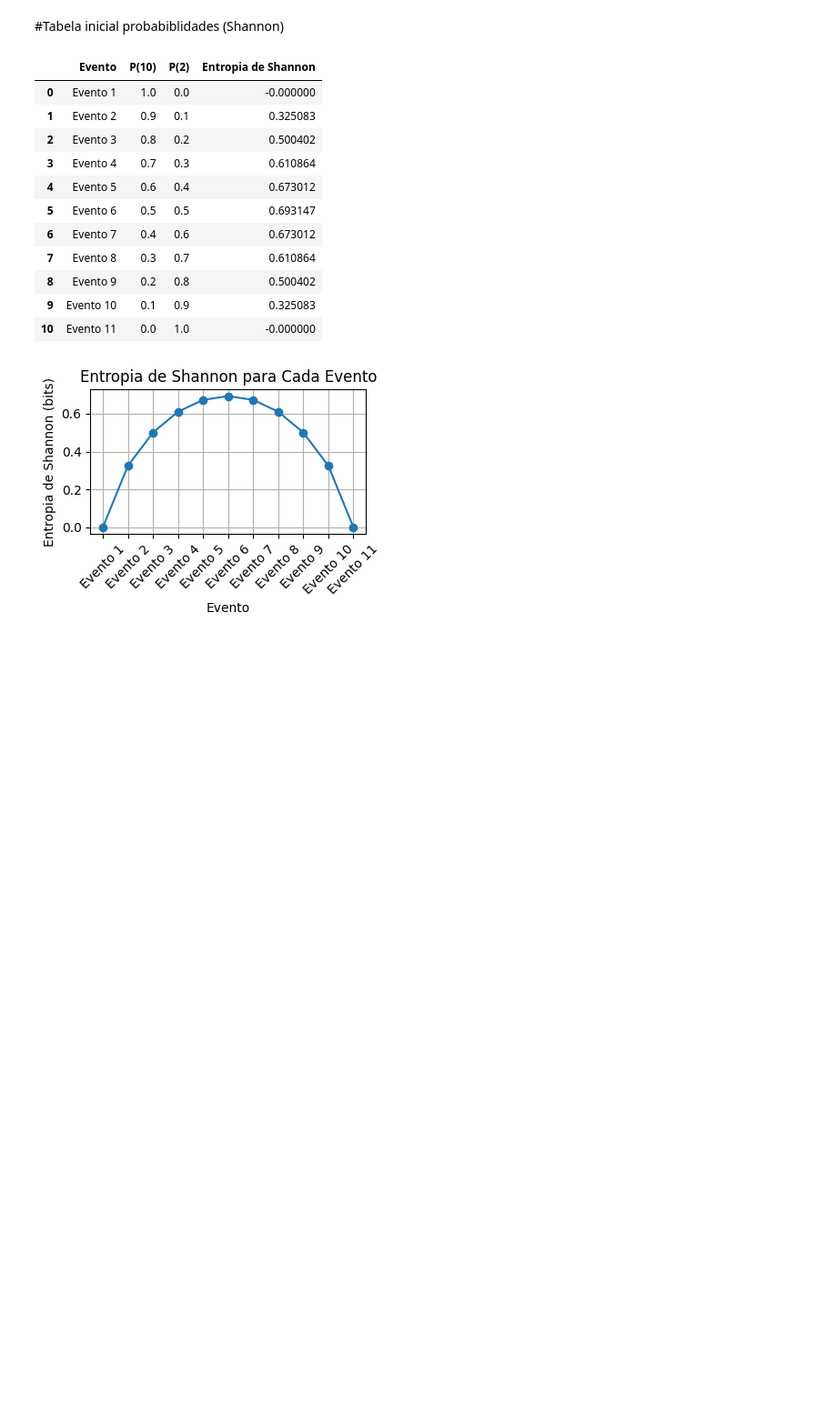
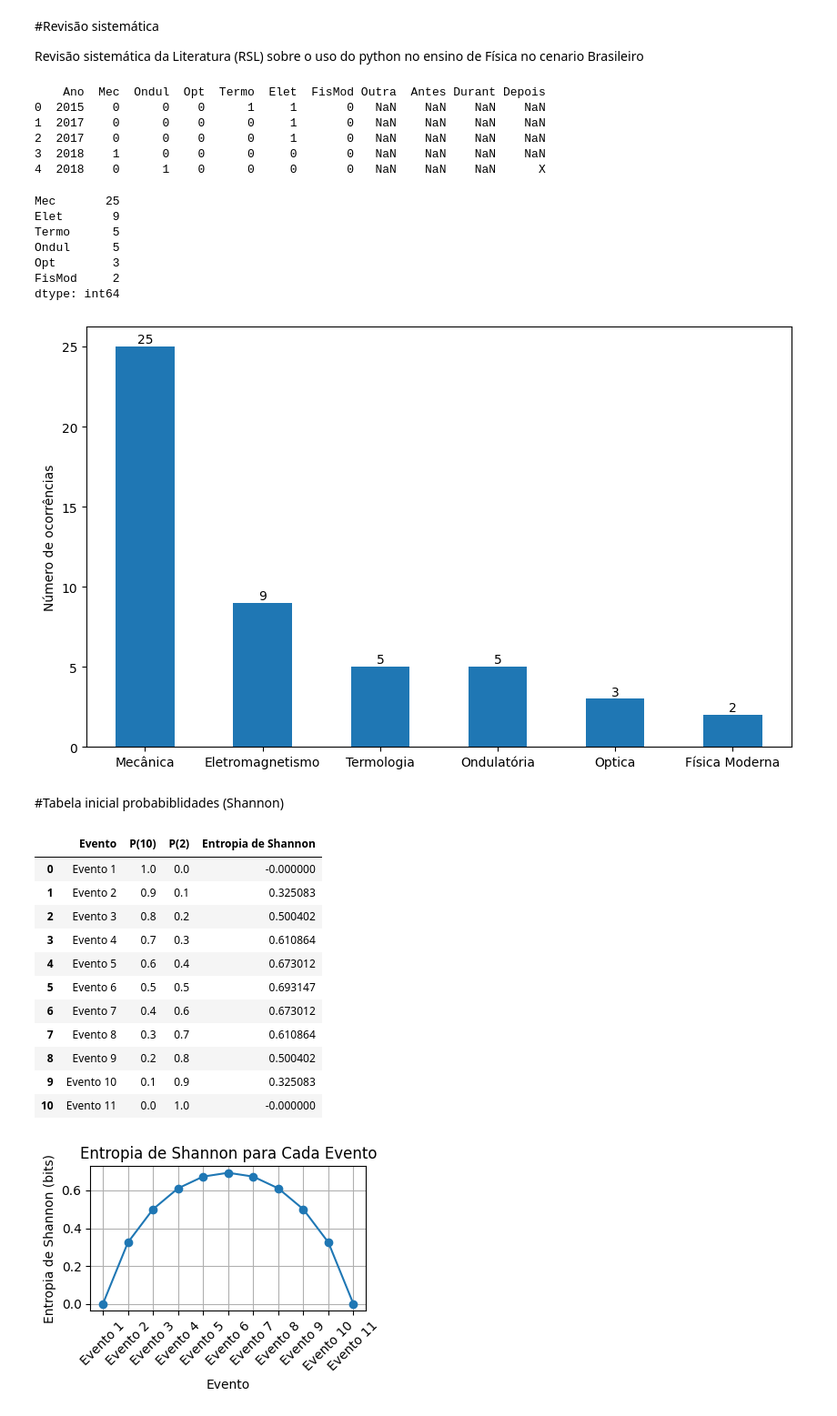
Before and after one commit to marquinholol1/projeto_marcos_entropia, a Jupyter notebook: proj_marcos_entropia.ipynb, the cells around one changed output. Shown at 91% size. Drawn from its saved outputs; the diff is of its cells as text; code cells hidden in the pictures; blank space fills up the shorter version.

```diff
--- a/proj_marcos_entropia.ipynb
+++ b/proj_marcos_entropia.ipynb
@@ -1,5 +1,69 @@
 # %% [markdown]
 <a href="https://colab.research.google.com/github/marquinholol1/projeto_marcos_entropia/blob/main/proj_marcos_entropia.ipynb" target="_parent"><img src="https://colab.research.google.com/assets/colab-badge.svg" alt="Open In Colab"/></a>
+# %% [markdown]
+#Revisão sistemática
+
+Revisão sistemática da Literatura (RSL) sobre o uso do python no ensino de Física no cenario Brasileiro
+# %%
+import pandas as pd
+import numpy as np
+import matplotlib.pyplot as plt
+
+# Importando os dados para um DataFrame pandas
+url = "https://raw.githubusercontent.com/PiresMA/colab/refs/heads/main/discentes/tab_pyt_fis.txt"
+df = pd.read_csv(url, delimiter="\t")
+
+#print(df.head())
+#print(list(df.columns))
+
+# Colunas a serem modificadas
+colunas = ['Mec', 'Ondul', 'Opt', 'Termo', 'Elet', 'FisMod']
+
+# Aplicando a substituição e conversão
+df[colunas] = df[colunas].replace({"X": 1, np.nan: 0}).astype(int)
+
+print(df.head())
+# %% [output]
+    Ano  Mec  Ondul  Opt  Termo  Elet  FisMod Outra  Antes Durant Depois
+0  2015    0      0    0      1     1       0   NaN    NaN    NaN    NaN
+1  2017    0      0    0      0     1       0   NaN    NaN    NaN    NaN
+2  2017    0      0    0      0     1       0   NaN    NaN    NaN    NaN
+3  2018    1      0    0      0     0       0   NaN    NaN    NaN    NaN
+4  2018    0      1    0      0     0       0   NaN    NaN    NaN      X
+# %%
+colunas2 = ['Mec', 'Elet', 'Termo', 'Ondul', 'Opt', 'FisMod']
+
+#Nomes completos
+colunas_completas = ['Mecânica', 'Eletromagnetismo', 'Termologia', 'Ondulatória', 'Optica', 'Física Moderna']
+
+# Contando os 1s em cada coluna
+contagem_1s = df[colunas2].sum()
+print(contagem_1s)
+
+# Criando o gráfico de barras com os novos nomes
+plt.figure(figsize=(10, 6))
+contagem_1s.plot(kind='bar') #plt.title('Contagem de "1" em cada disciplina') #plt.xlabel('Disciplinas')
+plt.ylabel('Número de ocorrências')
+plt.xticks(ticks=range(len(colunas_completas)), labels=colunas_completas, rotation=0);
+
+# Adicionando rótulos com os valores numéricos
+for i, v in enumerate(contagem_1s):
+    plt.text(i, v+0.2, str(v), ha='center')
+
+
+# Legenda: Número de ocorrências por área dos trabalhos que empregaram o Python como ferramente de apoio ao ensino de Física no Brasil.
+# Resultados obtidos após uma busca sistemática em diversas bases acadêmicas
+# (Periódicos/CAPES, Catálogo de Teses & Dissertações (CTD) da CAPES,
+# Biblioteca Digital Brasileira de Teses e Dissertações (BDTD), google acadêmico e Oasis/BR)
+# %% [output]
+Mec       25
+Elet       9
+Termo      5
+Ondul      5
+Opt        3
+FisMod     2
+dtype: int64
+[figure, added]
 # %% [markdown]
 #Tabela inicial probabiblidades (Shannon)
 # %%
```
Also changed, not shown: parts of 2 cells of this notebook.
